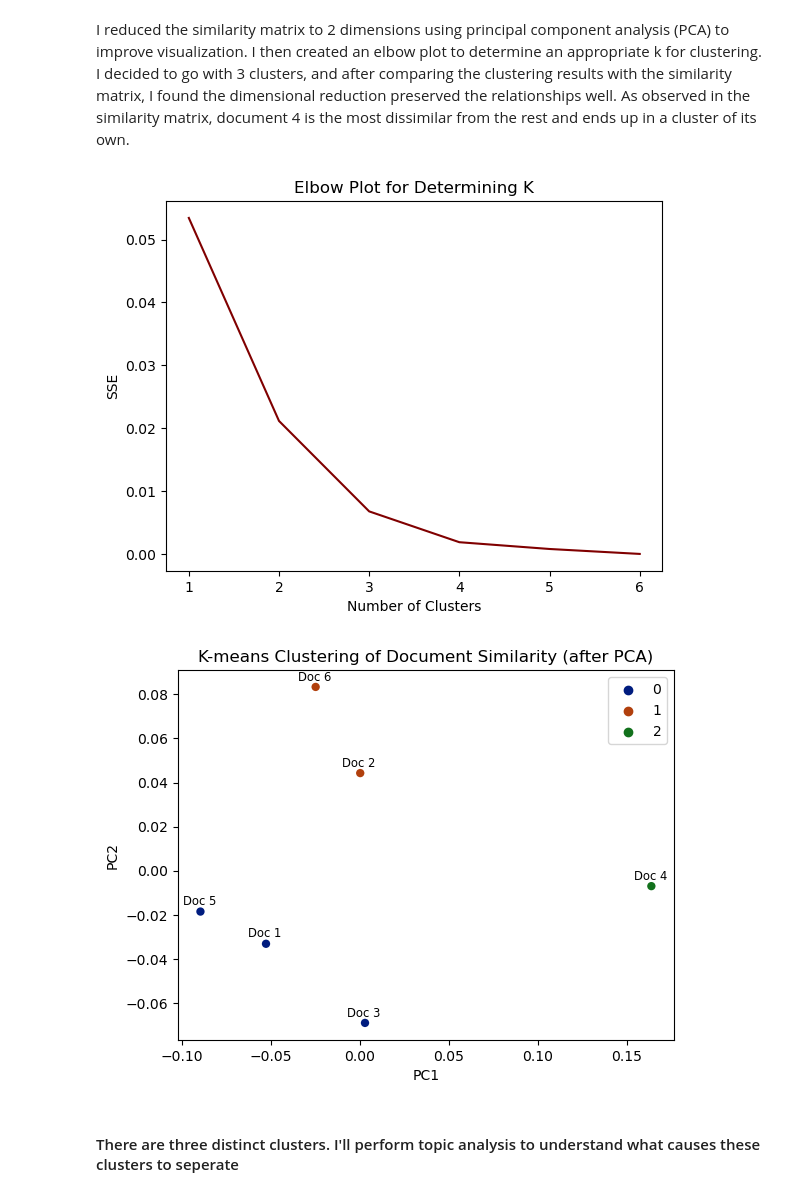
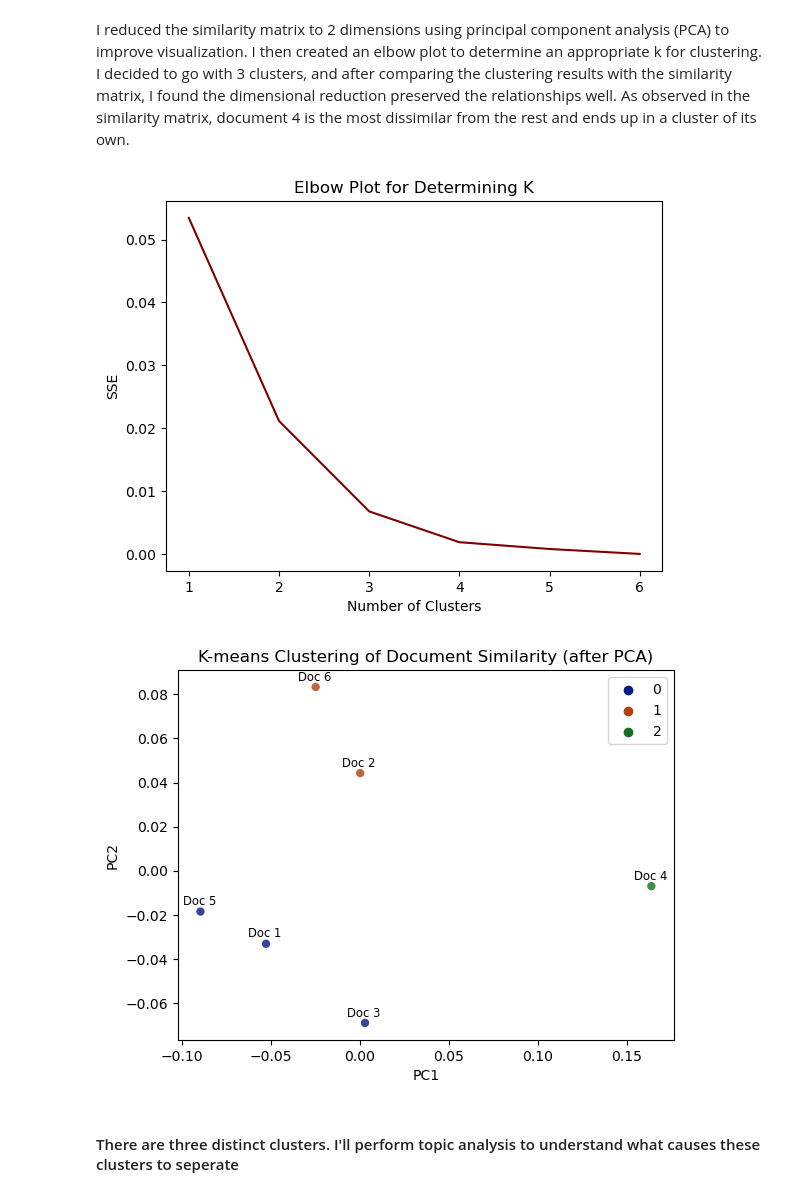
Before and after one commit to brown-science/LinkedIn-NLP, a Jupyter notebook: main.ipynb, the cells around one changed output. Cells and saved outputs as stored; diff of their text form; code cells hidden in the pictures.

```diff
--- a/main.ipynb
+++ b/main.ipynb
@@ -37,6 +37,8 @@ from datetime import datetime
 from sklearn.feature_extraction.text import CountVectorizer
 from sklearn.decomposition import LatentDirichletAllocation
 np.random.seed(10)
+
+data = pd.read_csv("data.csv") # Load data
 
 # Aside from the notes themselves, another attribute in the data is the date of the conversation.
 # Maybe there's an association between the sentiment of the review and the date of the conversation.
@@ -133,35 +135,35 @@ plt.xlabel("Number of Clusters")
 plt.ylabel("SSE")
 plt.title('Elbow Plot for Determining K')
 plt.show() # a K of 3 seems appropriate
 
 # Creates clusters
 kmeans = KMeans(n_clusters=3, n_init=10)
 kmeans.fit(embeddings_2d)
 
 
 doc_labels =  ["Doc 1", "Doc 2", "Doc 3", "Doc 4", "Doc 5", "Doc 6"]
 
 #plt.scatter(embeddings_2d[:,0],embeddings_2d[:,1], c=kmeans.labels_, cmap="rainbow")
 p = sns.scatterplot(data=embeddings_2d, x=embeddings_2d[:,0],y=embeddings_2d[:,1],
-                hue=kmeans.labels_, palette= "dark", linewidth=0, edgecolor="none")
+                hue=kmeans.labels_, palette= "dark", alpha = .8, linewidth=0, edgecolor="none")
 
 for line in range(0, len(doc_labels)):
     p.text(embeddings_2d[line][0] - 0.01, embeddings_2d[line][1] + 0.003,
     doc_labels[line], horizontalalignment='left',
     size='small', color='black')
 #data = embeddings_2d
 data["clusters"] = kmeans.labels_
 labels = kmeans.labels_
 plt.title('K-means Clustering of Document Similarity (after PCA)')
 plt.xlabel("PC1")
 plt.ylabel("PC2")
 plt.show()
 
 # storing cluster info in the dataframe
 data["cluster"] = kmeans.labels_
 # %% [output]
 [figure]
-[figure, old version]
+[figure, new version]
 # %% [markdown]
 #### There are three distinct clusters. I'll perform topic analysis to understand what causes these clusters to seperate
 # %% [markdown]
```
Also changed, not shown: parts of 7 cells of this notebook.
